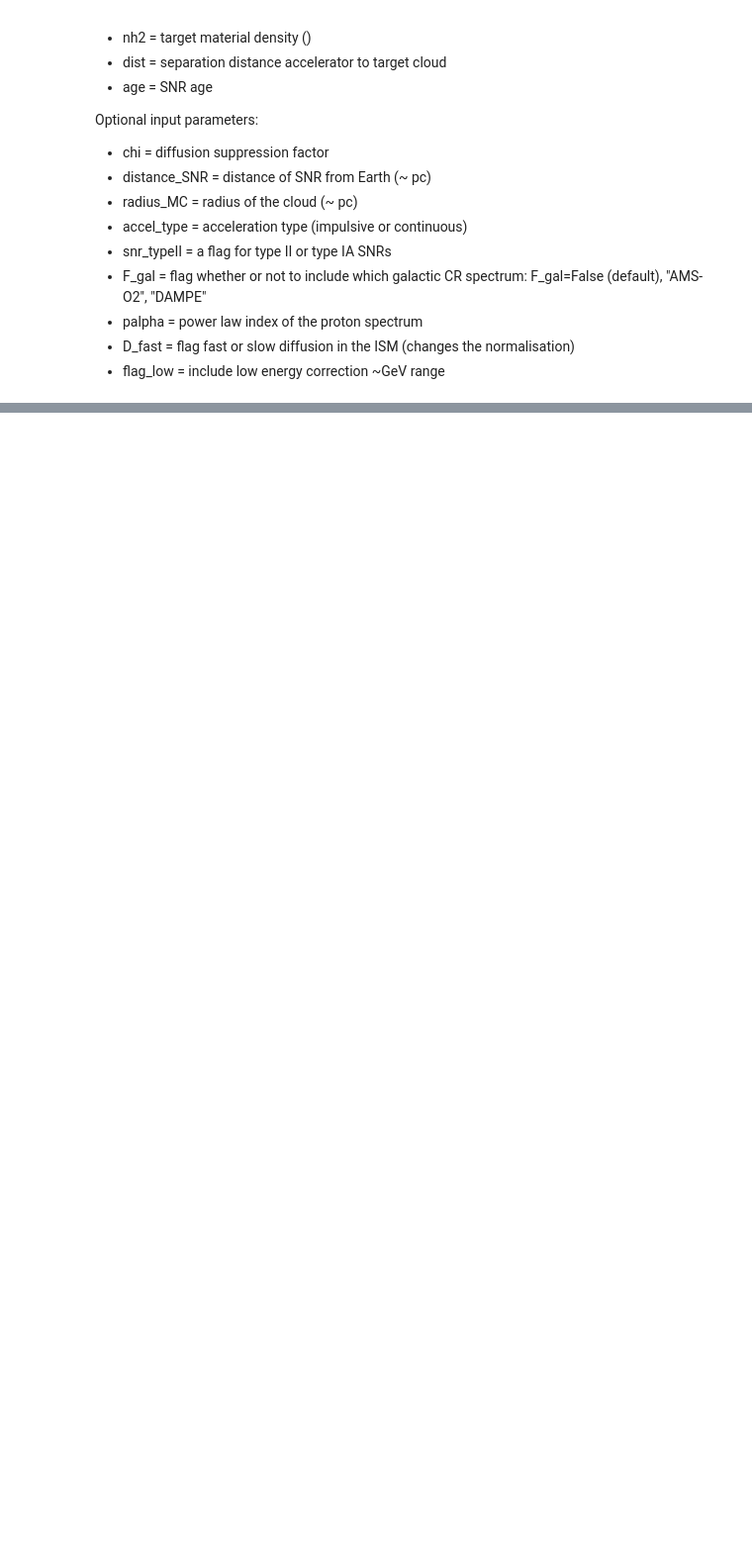
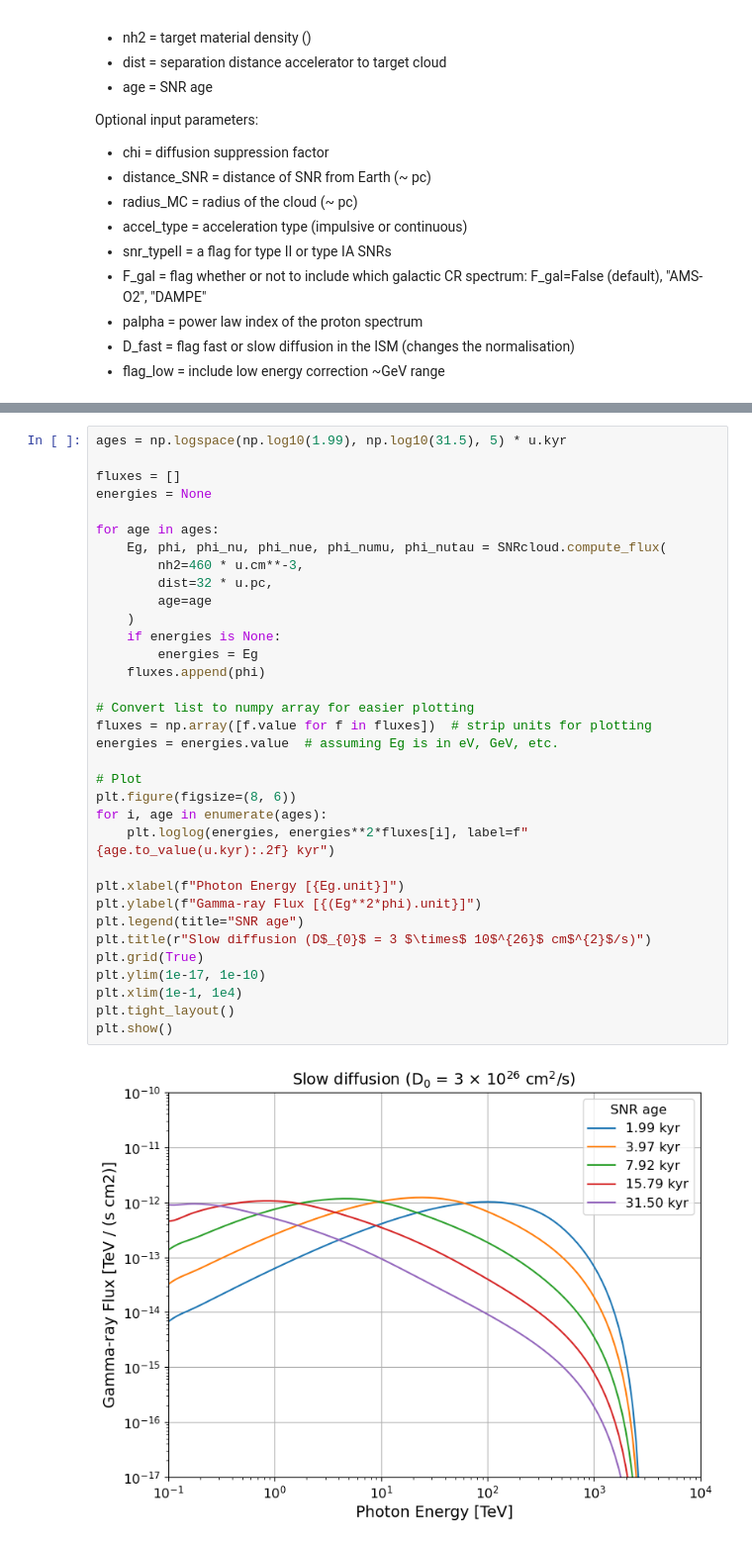
Before and after one commit to cosmicray-craic/craic, a Jupyter notebook: craic_tutorial.ipynb, the cells around one changed output, grey strips where cells are left out. Shown: that part at 99% size. Cells and saved outputs as stored; diff of their text form; blank space fills up the shorter version.

```diff
--- a/craic_tutorial.ipynb
+++ b/craic_tutorial.ipynb
@@ -200,0 +203,36 @@ None
+# %%
+ages = np.logspace(np.log10(1.99), np.log10(31.5), 5) * u.kyr
+
+fluxes = []
+energies = None
+
+for age in ages:
+    Eg, phi, phi_nu, phi_nue, phi_numu, phi_nutau = SNRcloud.compute_flux(
+        nh2=460 * u.cm**-3,
+        dist=32 * u.pc,
+        age=age
+    )
+    if energies is None:
+        energies = Eg
+    fluxes.append(phi)
+
+# Convert list to numpy array for easier plotting
+fluxes = np.array([f.value for f in fluxes])  # strip units for plotting
+energies = energies.value  # assuming Eg is in eV, GeV, etc.
+
+# Plot
+plt.figure(figsize=(8, 6))
+for i, age in enumerate(ages):
+    plt.loglog(energies, energies**2*fluxes[i], label=f"{age.to_value(u.kyr):.2f} kyr")
+
+plt.xlabel(f"Photon Energy [{Eg.unit}]")
+plt.ylabel(f"Gamma-ray Flux [{(Eg**2*phi).unit}]")
+plt.legend(title="SNR age")
+plt.title(r"Slow diffusion (D$_{0}$ = 3 $\times$ 10$^{26}$ cm$^{2}$/s)")
+plt.grid(True)
+plt.ylim(1e-17, 1e-10)
+plt.xlim(1e-1, 1e4)
+plt.tight_layout()
+plt.show()
+# %% [output]
+[figure, added]
```
Also changed, not shown: parts of 3 cells of this notebook, 12 other files.
